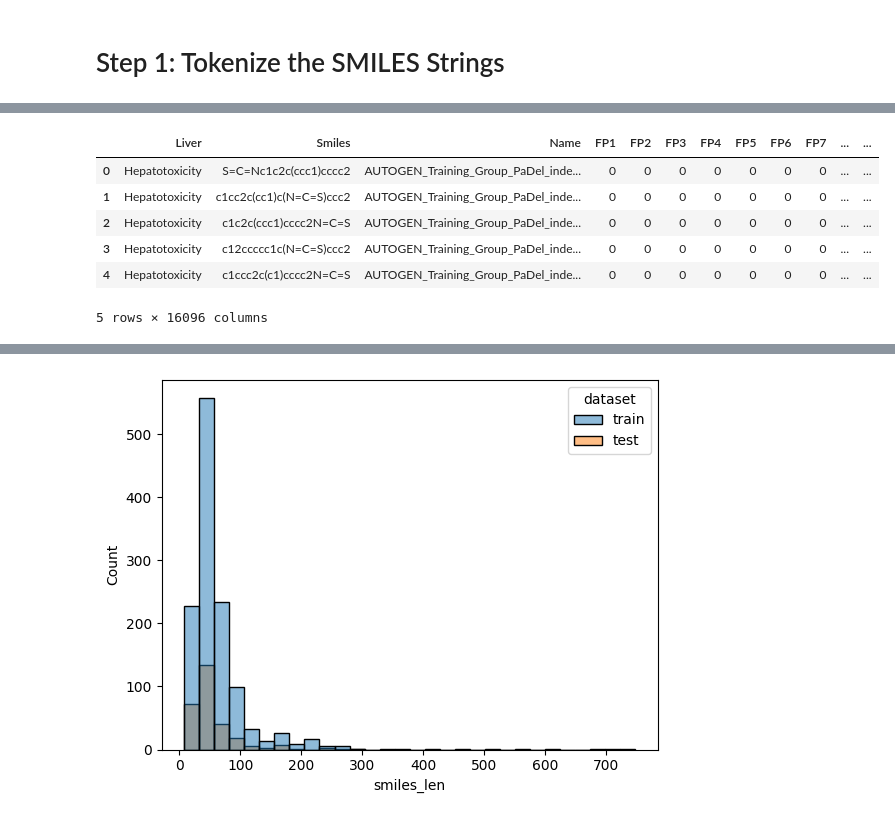
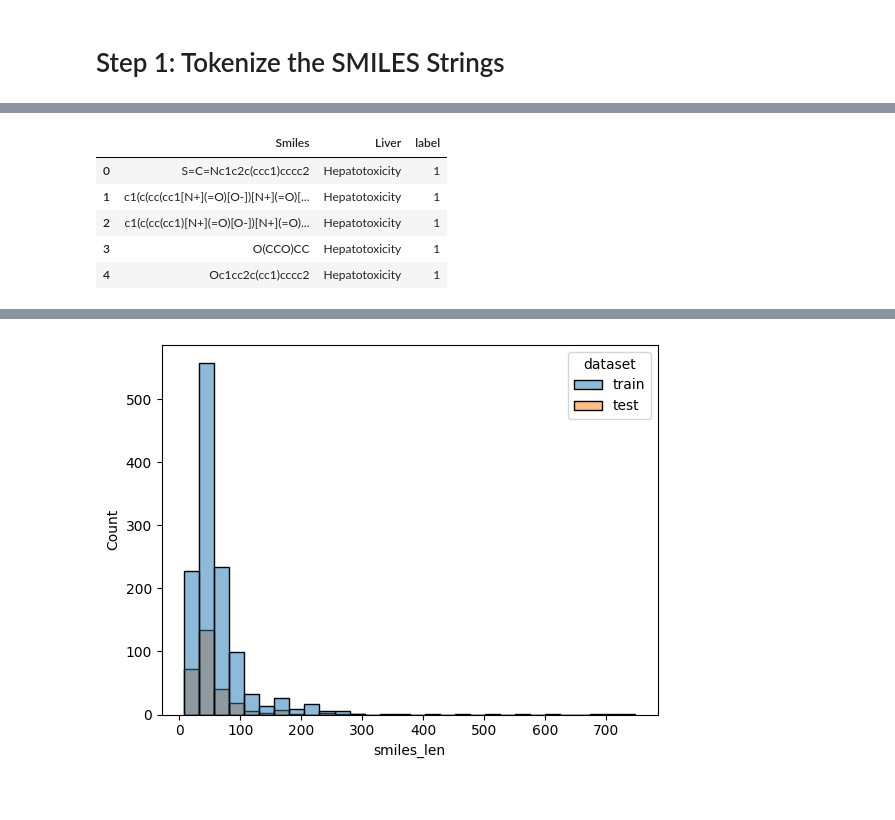
Before and after one commit to ongxuanhong/dili-drug-liver-interaction, a Jupyter notebook: 07.5_lstm.ipynb, the cells around one changed output, grey strips where cells are left out. Saved outputs shown, nothing was run; the diff lists cells and outputs as text; code cells hidden in the pictures.

```diff
--- a/07.5_lstm.ipynb
+++ b/07.5_lstm.ipynb
@@ -32,16 +32,15 @@ Tokenized SMILES: [[8, 8, 1, 8, 2, 8, 8, 4, 6, 8, 8, 6, 8, 1, 8, 6, 8, 4, 2, 8,
 # %%
 # Load pd_train
-pd_train = pd.read_parquet("data/training_class_x20.parquet")
+pd_train = pd.read_csv("data_smiles/Training_Group.csvz
 pd_train["label"] = pd_train["Liver"].apply(lambda x: 1 if x == "Hepatotoxicity" else 0)
 # print(pd_train.shape)
 pd_train.head()
 # %% [output]
-|  | Liver | Smiles | Name | FP1 | FP2 | FP3 | FP4 | FP5 | FP6 | FP7 | ... | ... |
-| 0 | Hepatotoxicity | S=C=Nc1c2c(ccc1)cccc2 | AUTOGEN_Training_Group_PaDel_inde... | 0 | 0 | 0 | 0 | 0 | 0 | 0 | ... | ... |
-| 1 | Hepatotoxicity | c1cc2c(cc1)c(N=C=S)ccc2 | AUTOGEN_Training_Group_PaDel_inde... | 0 | 0 | 0 | 0 | 0 | 0 | 0 | ... | ... |
-| 2 | Hepatotoxicity | c1c2c(ccc1)cccc2N=C=S | AUTOGEN_Training_Group_PaDel_inde... | 0 | 0 | 0 | 0 | 0 | 0 | 0 | ... | ... |
-| 3 | Hepatotoxicity | c12ccccc1c(N=C=S)ccc2 | AUTOGEN_Training_Group_PaDel_inde... | 0 | 0 | 0 | 0 | 0 | 0 | 0 | ... | ... |
-| 4 | Hepatotoxicity | c1ccc2c(c1)cccc2N=C=S | AUTOGEN_Training_Group_PaDel_inde... | 0 | 0 | 0 | 0 | 0 | 0 | 0 | ... | ... |
+|  | Smiles | Liver | label |
+| 0 | S=C=Nc1c2c(ccc1)cccc2 | Hepatotoxicity | 1 |
+| 1 | c1(c(cc(cc1[N+](=O)[O-])[N+](=O)[... | Hepatotoxicity | 1 |
+| 2 | c1(c(cc(cc1)[N+](=O)[O-])[N+](=O)... | Hepatotoxicity | 1 |
+| 3 | O(CCO)CC | Hepatotoxicity | 1 |
+| 4 | Oc1cc2c(cc1)cccc2 | Hepatotoxicity | 1 |
-5 rows × 16096 columns
 # %%
 # Load pd_test
```
Also changed, not shown: parts of 22 cells of this notebook.
